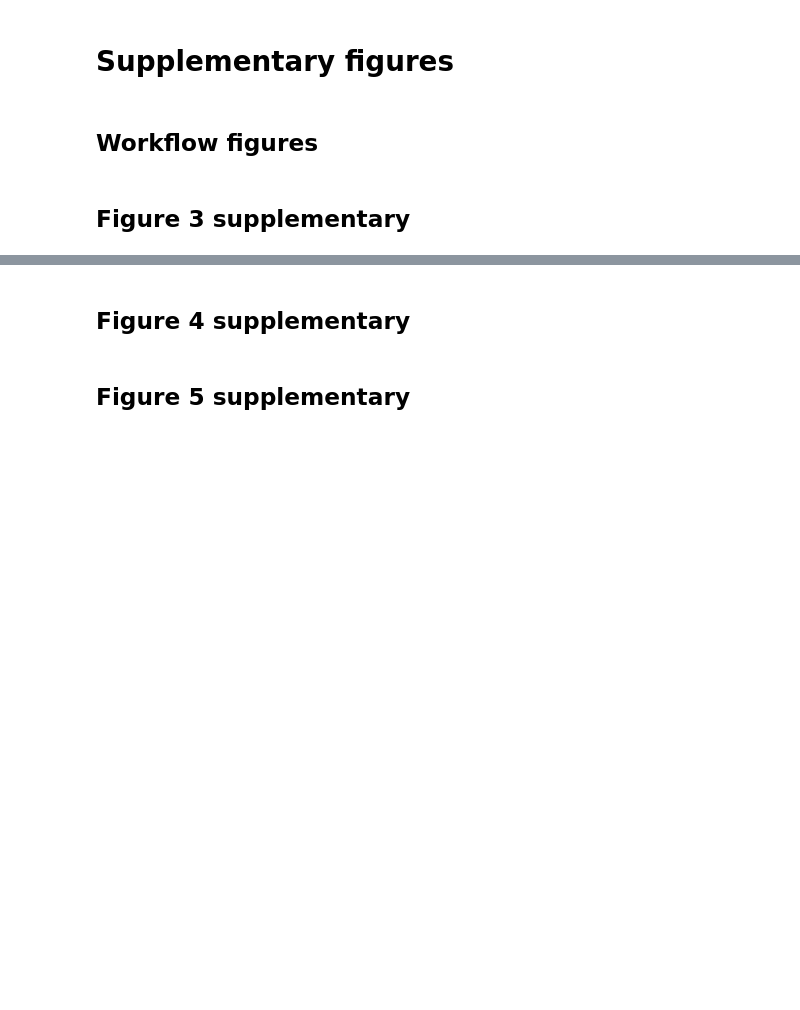
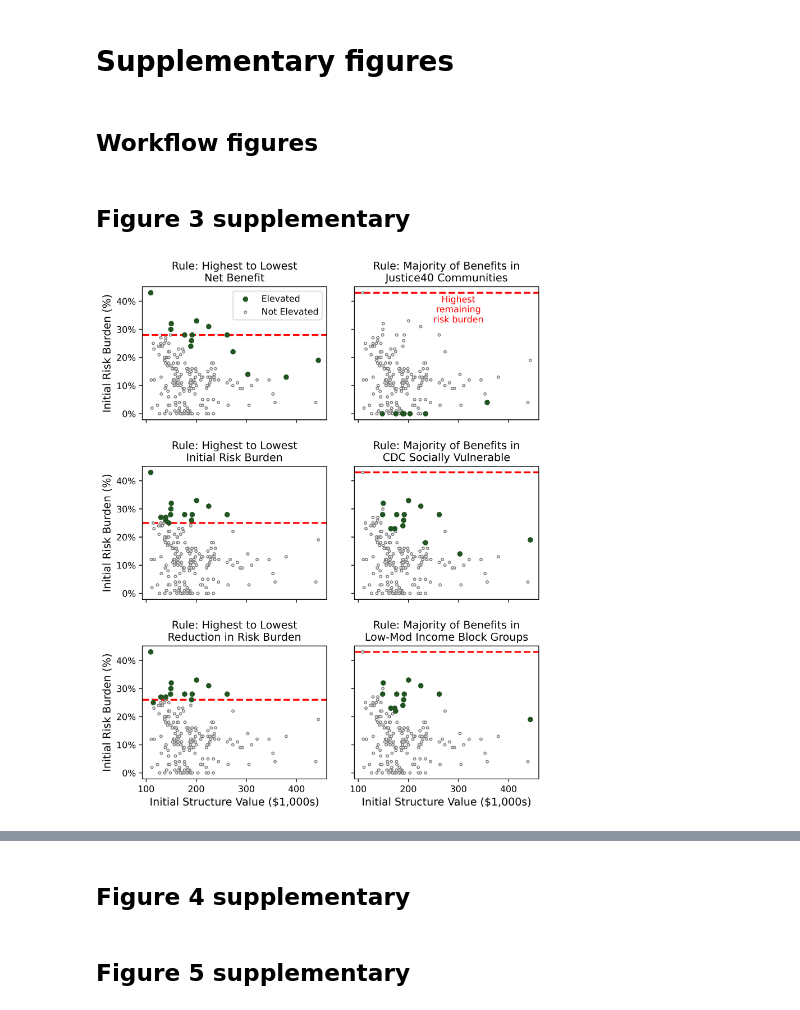
Before and after one commit to abpoll/j40_gc, a Jupyter notebook: workflow/notebooks/supplementary.ipynb, the cells around one changed output, grey strips where cells are left out. Saved outputs shown, nothing was run; the diff lists cells and outputs as text; code cells hidden in the pictures; blank space fills up the shorter version.

```diff
--- a/workflow/notebooks/supplementary.ipynb
+++ b/workflow/notebooks/supplementary.ipynb
@@ -858,7 +870,7 @@ fig.savefig(save_filename)
 scen = 'Mid'
 ens_plot = ens_agg_dfs[scen]
 
-budget = 3e6
+budget = 2e6
 
 title_dict = {
     'lmi': 'Rule: Majority of Benefits in\nLow-Mod Income Block Groups',
@@ -958,33 +970,35 @@ for i, sort in enumerate(sort_cols):
     #                        left=False)
     # Remove bottom ticks from each axis in row 1
     ax[0, col].tick_params(axis="both", which="both")
     ax[row, 0].set_ylabel("Initial Risk Burden (%)", size=12)
     ax[row, 0].yaxis.set_major_formatter(ticker.PercentFormatter(decimals=0))
     ax[2, col].set_xlabel("Initial Structure Value ($1,000s)", size=12)
 
 ax[0, 1].get_legend().remove()
 ax[1, 1].get_legend().remove()
 ax[1, 0].get_legend().remove()
 ax[2, 1].get_legend().remove()
 ax[2, 0].get_legend().remove()
 
 # Annotate top right plot
 ax[0, 1].annotate("Highest\nremaining\nrisk burden",
                   xy=(300, 32.5), xytext=(300, 32.5),
                   color="red",
                   ha="center",
                   )
 
 # Update labels
 handles, labels = ax[0, 0].get_legend_handles_labels()
 ax[0, 0].legend(handles[::-1], labels[::-1], ncols=1,
                 loc='upper right')
 
 save_filename = join(FIG_DIR, 'Figure3',
                      scen + '_budget_' +
                      str(budget)[0] + 'e6_.png')
 unfile.prepare_saving(save_filename)
 fig.savefig(save_filename)
+# %% [output]
+[figure, added]
 # %%
 scen = 'Mid'
 ens_plot = ens_agg_dfs[scen]
```
Also changed, not shown: parts of 3 cells of this notebook.
